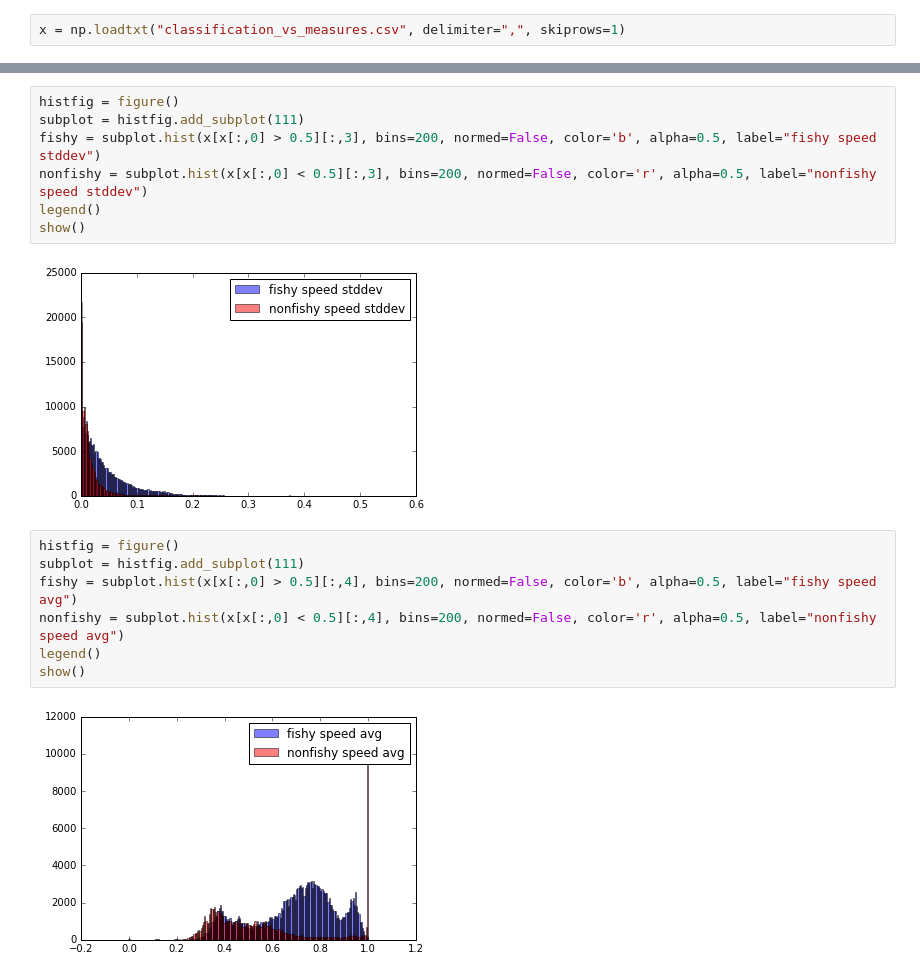
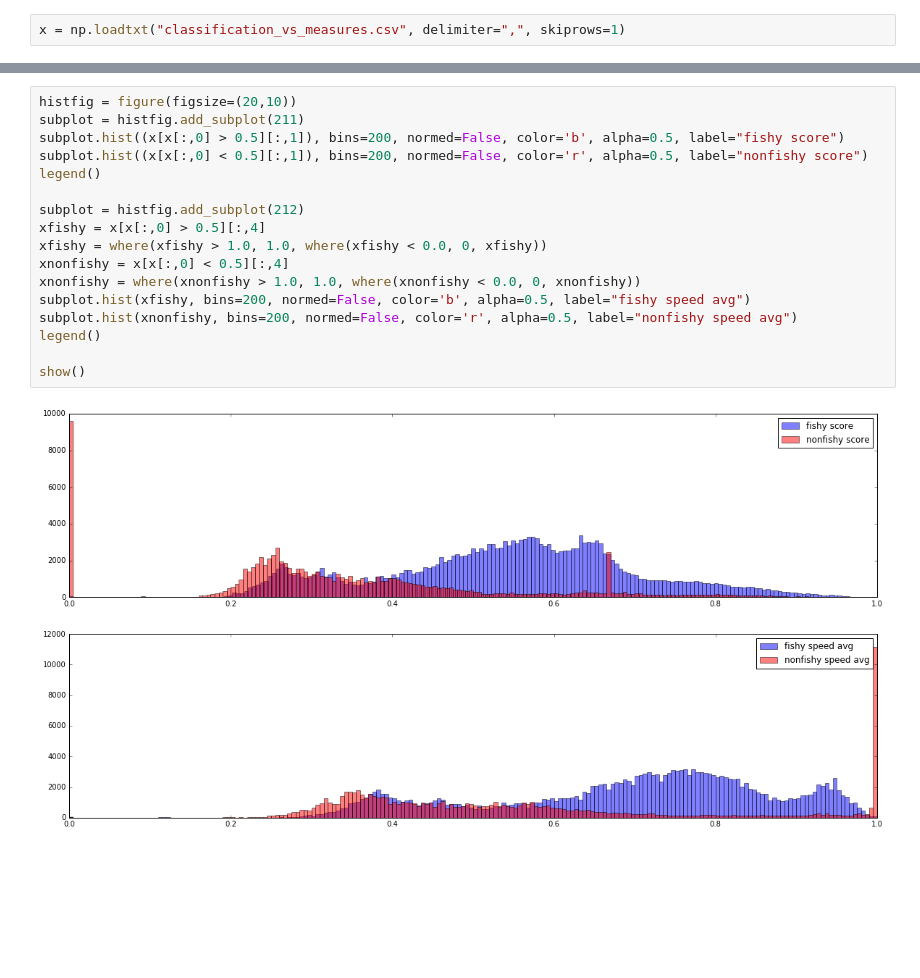
Before and after one commit to marketler/GFW_vessel_scoring, a Jupyter notebook: Classification vs measures.ipynb, the cells around one changed output, grey strips where cells are left out. Saved outputs shown, nothing was run; the diff lists cells and outputs as text; blank space fills up the shorter version.

```diff
--- a/Classification vs measures.ipynb
+++ b/Classification vs measures.ipynb
@@ -29,18 +59,19 @@ show()
-# %%
-histfig = figure()
-subplot = histfig.add_subplot(111)
-fishy = subplot.hist(x[x[:,0] > 0.5][:,3], bins=200, normed=False, color='b', alpha=0.5, label="fishy speed stddev")
-nonfishy = subplot.hist(x[x[:,0] < 0.5][:,3], bins=200, normed=False, color='r', alpha=0.5, label="nonfishy speed stddev")
-legend()
-show()
-# %% [output]
-[figure, removed]
 # %%
-histfig = figure()
-subplot = histfig.add_subplot(111)
-fishy = subplot.hist(x[x[:,0] > 0.5][:,4], bins=200, normed=False, color='b', alpha=0.5, label="fishy speed avg")
-nonfishy = subplot.hist(x[x[:,0] < 0.5][:,4], bins=200, normed=False, color='r', alpha=0.5, label="nonfishy speed avg")
+histfig = figure(figsize=(20,10))
+subplot = histfig.add_subplot(211)
+subplot.hist((x[x[:,0] > 0.5][:,1]), bins=200, normed=False, color='b', alpha=0.5, label="fishy score")
+subplot.hist((x[x[:,0] < 0.5][:,1]), bins=200, normed=False, color='r', alpha=0.5, label="nonfishy score")
 legend()
+
+subplot = histfig.add_subplot(212)
+xfishy = x[x[:,0] > 0.5][:,4]
+xfishy = where(xfishy > 1.0, 1.0, where(xfishy < 0.0, 0, xfishy))
+xnonfishy = x[x[:,0] < 0.5][:,4]
+xnonfishy = where(xnonfishy > 1.0, 1.0, where(xnonfishy < 0.0, 0, xnonfishy))
+subplot.hist(xfishy, bins=200, normed=False, color='b', alpha=0.5, label="fishy speed avg")
+subplot.hist(xnonfishy, bins=200, normed=False, color='r', alpha=0.5, label="nonfishy speed avg")
+legend()
+
 show()
 # %% [output]
-[figure, old version]
+[figure, new version]
```
Also changed, not shown: parts of 5 cells of this notebook.
